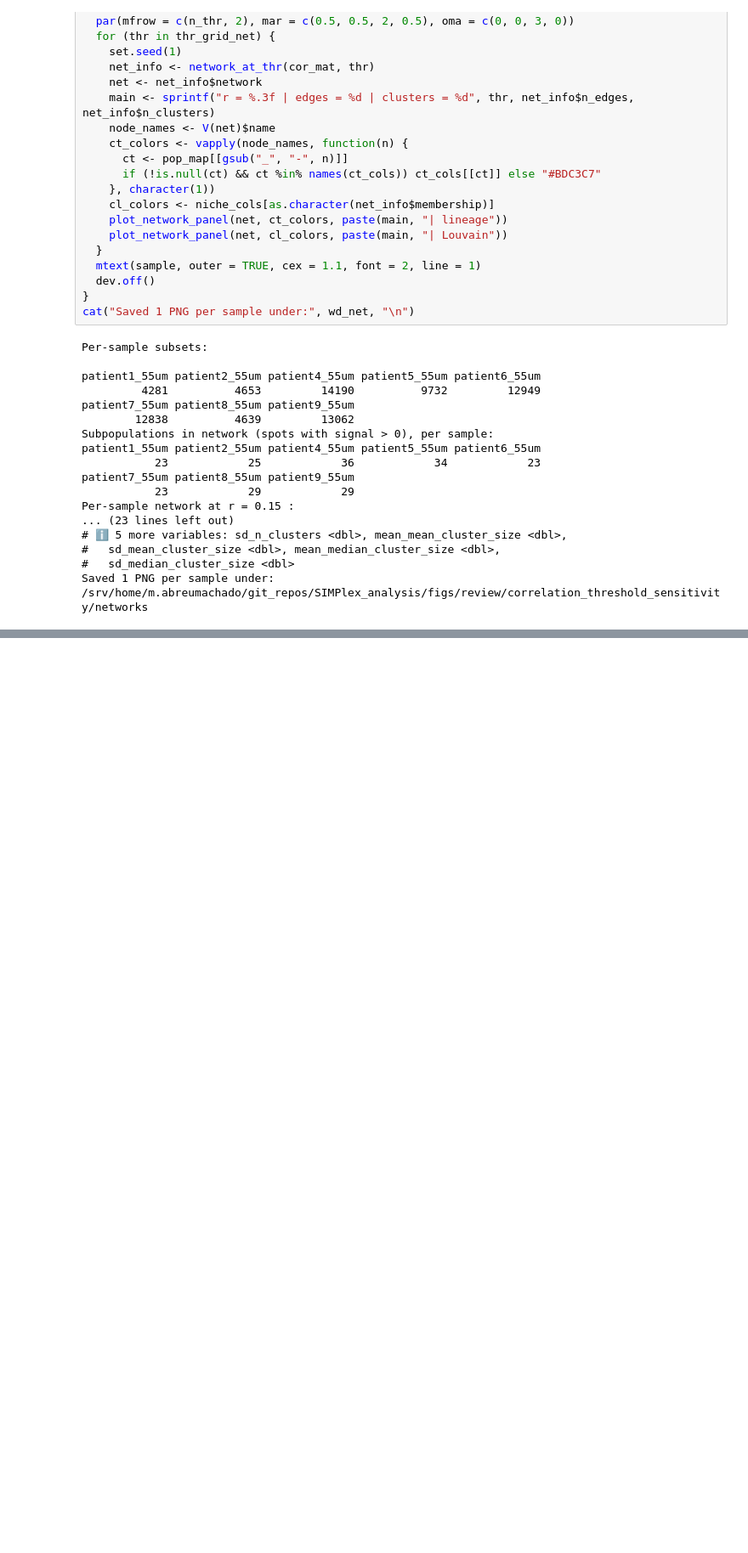
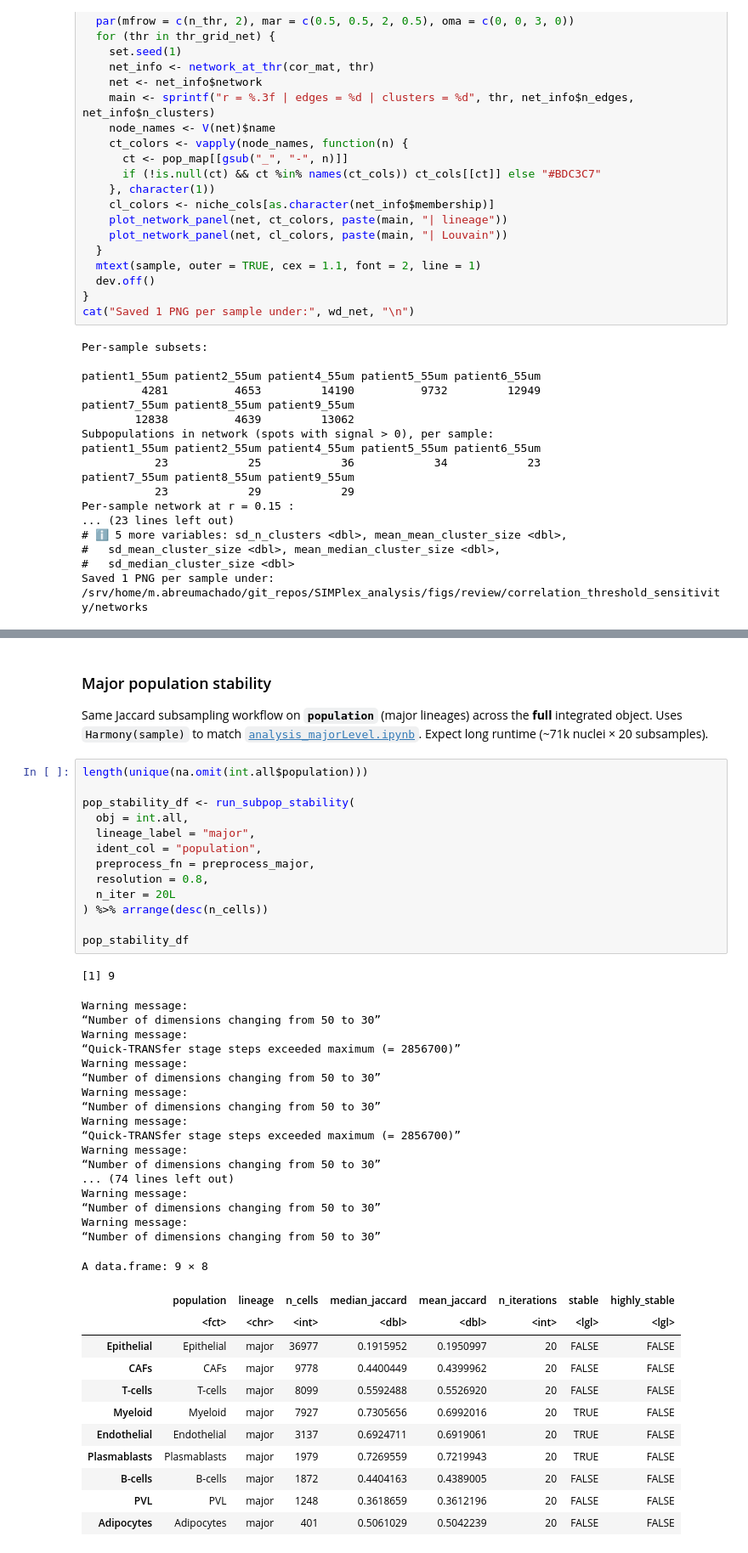
Before and after one commit to spatial-research/SIMPlex_analysis, a Jupyter notebook: scripts/jupyter/breast_cancer/extra_exploration.ipynb, the cells around one changed output, grey strips where cells are left out. Shown at 85% size. Drawn from its saved outputs; the diff is of its cells as text; blank space fills up the shorter version.

```diff
--- a/scripts/jupyter/breast_cancer/extra_exploration.ipynb
+++ b/scripts/jupyter/breast_cancer/extra_exploration.ipynb
@@ -917,0 +1149,48 @@ Warning message:
+# %% [markdown]
+### Major population stability
+
+Same Jaccard subsampling workflow on **`population`** (major lineages) across the **full** integrated object. Uses `Harmony(sample)` to match [`analysis_majorLevel.ipynb`](analysis_majorLevel.ipynb). Expect long runtime (~71k nuclei × 20 subsamples).
+# %%
+length(unique(na.omit(int.all$population)))
+
+pop_stability_df <- run_subpop_stability(
+  obj = int.all,
+  lineage_label = "major",
+  ident_col = "population",
+  preprocess_fn = preprocess_major,
+  resolution = 0.8,
+  n_iter = 20L
+) %>% arrange(desc(n_cells))
+
+pop_stability_df
+# %% [output]
+[1] 9
+Warning message:
+“Number of dimensions changing from 50 to 30”
+Warning message:
+“Quick-TRANSfer stage steps exceeded maximum (= 2856700)”
+Warning message:
+“Number of dimensions changing from 50 to 30”
+Warning message:
+“Number of dimensions changing from 50 to 30”
+Warning message:
+“Quick-TRANSfer stage steps exceeded maximum (= 2856700)”
+Warning message:
+“Number of dimensions changing from 50 to 30”
+... (74 lines left out)
+Warning message:
+“Number of dimensions changing from 50 to 30”
+Warning message:
+“Number of dimensions changing from 50 to 30”
+A data.frame: 9 × 8
+|  | population | lineage | n_cells | median_jaccard | mean_jaccard | n_iterations | stable | highly_stable |
+|  | <fct> | <chr> | <int> | <dbl> | <dbl> | <int> | <lgl> | <lgl> |
+| Epithelial | Epithelial | major | 36977 | 0.1915952 | 0.1950997 | 20 | FALSE | FALSE |
+| CAFs | CAFs | major | 9778 | 0.4400449 | 0.4399962 | 20 | FALSE | FALSE |
+| T-cells | T-cells | major | 8099 | 0.5592488 | 0.5526920 | 20 | FALSE | FALSE |
+| Myeloid | Myeloid | major | 7927 | 0.7305656 | 0.6992016 | 20 | TRUE | FALSE |
+| Endothelial | Endothelial | major | 3137 | 0.6924711 | 0.6919061 | 20 | TRUE | FALSE |
+| Plasmablasts | Plasmablasts | major | 1979 | 0.7269559 | 0.7219943 | 20 | TRUE | FALSE |
+| B-cells | B-cells | major | 1872 | 0.4404163 | 0.4389005 | 20 | FALSE | FALSE |
+| PVL | PVL | major | 1248 | 0.3618659 | 0.3612196 | 20 | FALSE | FALSE |
+| Adipocytes | Adipocytes | major | 401 | 0.5061029 | 0.5042239 | 20 | FALSE | FALSE |
```
Also changed, not shown: parts of 16 cells of this notebook, 2 other files.
